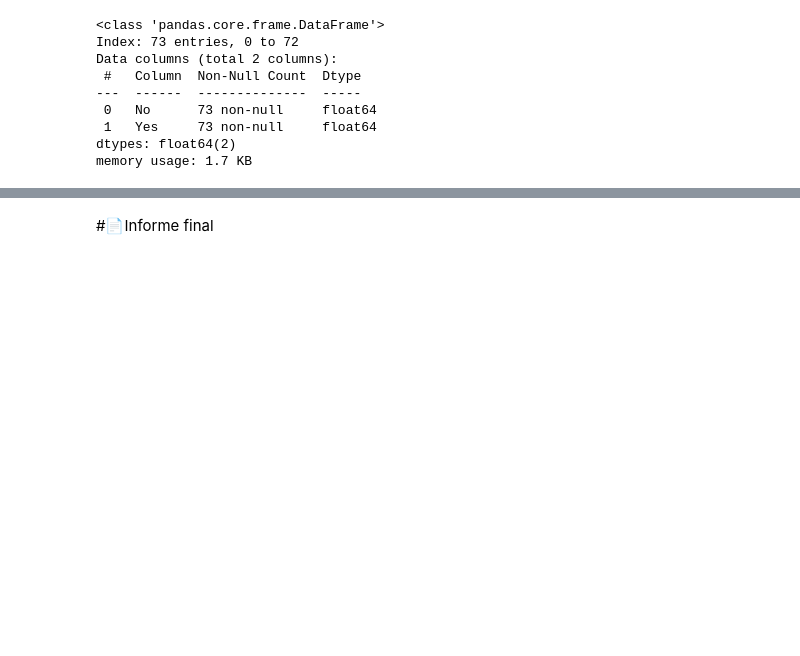
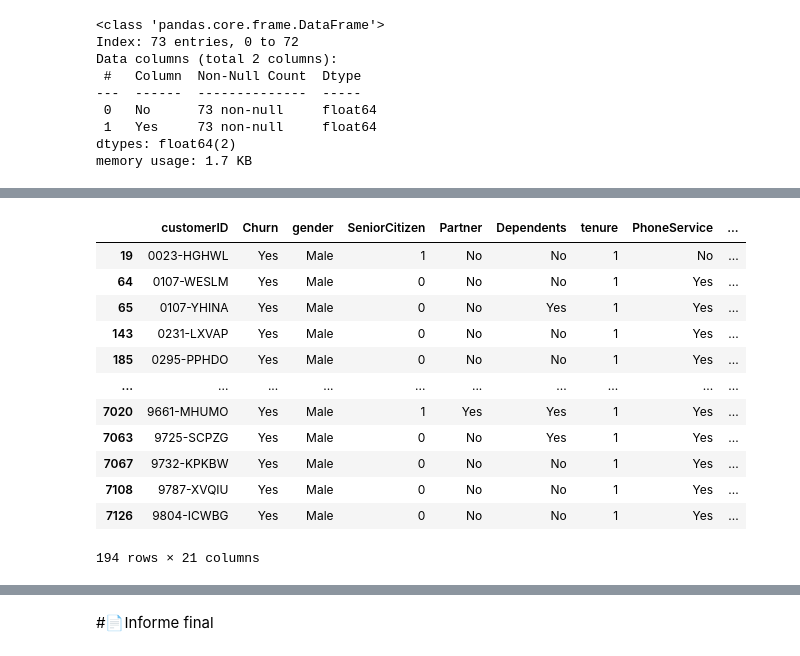
Before and after one commit to dialejo/Telecom-x, a Jupyter notebook: telecom_x_churn_analysis.ipynb, the cells around one changed output, grey strips where cells are left out. Saved outputs shown, nothing was run; the diff lists cells and outputs as text; code cells hidden in the pictures; blank space fills up the shorter version.

```diff
--- a/telecom_x_churn_analysis.ipynb
+++ b/telecom_x_churn_analysis.ipynb
@@ -384,0 +430,17 @@ plt.show()
+# %%
+filter = df[(df['Churn']=='Yes') & (df['tenure']<2) & (df['gender']=='Male')]
+filter
+# %% [output]
+|  | customerID | Churn | gender | SeniorCitizen | Partner | Dependents | tenure | PhoneService | ... |
+| 19 | 0023-HGHWL | Yes | Male | 1 | No | No | 1 | No | ... |
+| 64 | 0107-WESLM | Yes | Male | 0 | No | No | 1 | Yes | ... |
+| 65 | 0107-YHINA | Yes | Male | 0 | No | Yes | 1 | Yes | ... |
+| 143 | 0231-LXVAP | Yes | Male | 0 | No | No | 1 | Yes | ... |
+| 185 | 0295-PPHDO | Yes | Male | 0 | No | No | 1 | Yes | ... |
+| ... | ... | ... | ... | ... | ... | ... | ... | ... | ... |
+| 7020 | 9661-MHUMO | Yes | Male | 1 | Yes | Yes | 1 | Yes | ... |
+| 7063 | 9725-SCPZG | Yes | Male | 0 | No | Yes | 1 | Yes | ... |
+| 7067 | 9732-KPKBW | Yes | Male | 0 | No | No | 1 | Yes | ... |
+| 7108 | 9787-XVQIU | Yes | Male | 0 | No | No | 1 | Yes | ... |
+| 7126 | 9804-ICWBG | Yes | Male | 0 | No | No | 1 | Yes | ... |
+194 rows × 21 columns
```
Also changed, not shown: parts of 23 cells of this notebook.
